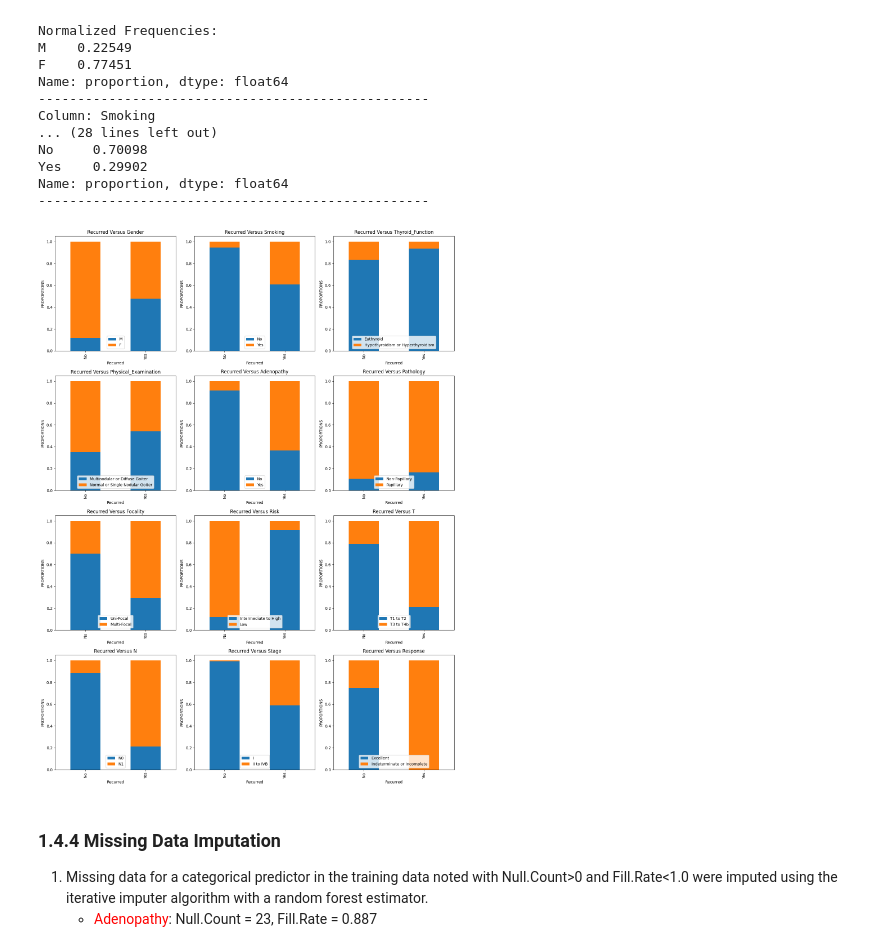
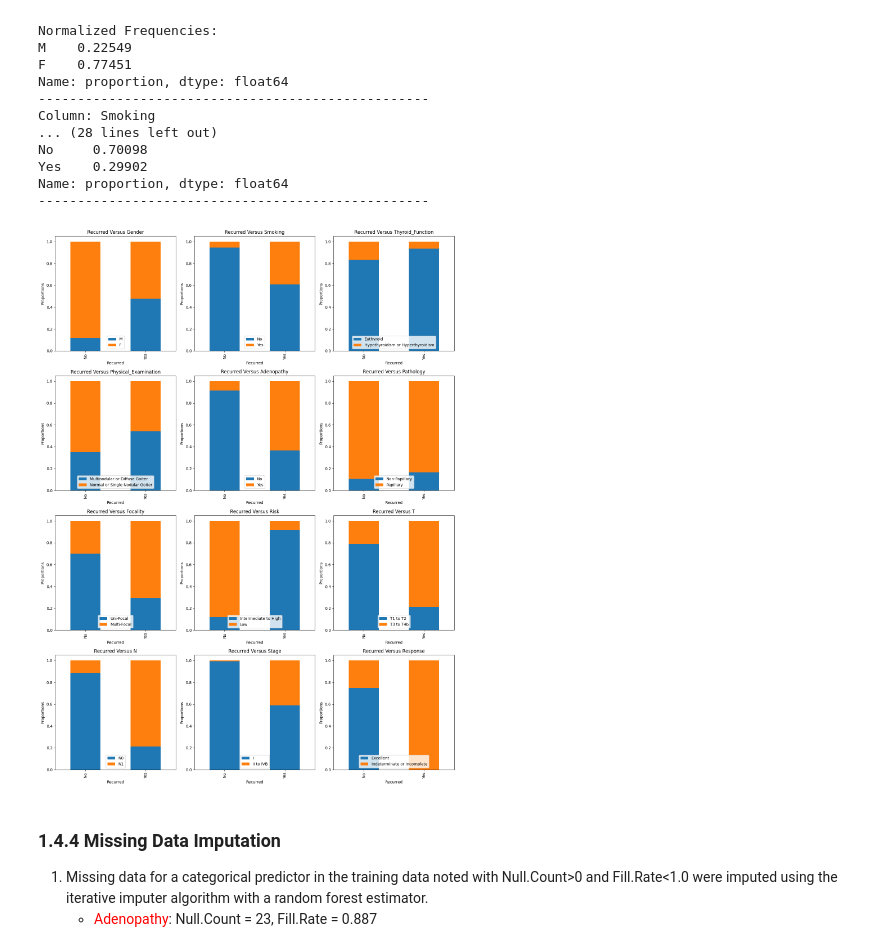
Before and after one commit to JohnPaulinePineda/Portfolio_Project_59, a Jupyter notebook: codes/LeveragingEnsembleLearningWithBaggingBoostingStackingAndBlendingApproaches.ipynb, the cells around one changed output. Cells and saved outputs as stored; diff of their text form; code cells hidden in the pictures.

```diff
--- a/codes/LeveragingEnsembleLearningWithBaggingBoostingStackingAndBlendingApproaches.ipynb
+++ b/codes/LeveragingEnsembleLearningWithBaggingBoostingStackingAndBlendingApproaches.ipynb
@@ -1226,7 +1230,7 @@ for i, y_variable in enumerate(proportion_y_variables):
     category_proportions.plot(kind='bar', stacked=True, ax=ax)
     ax.set_title(f'{proportion_x_variable} Versus {y_variable}')
     ax.set_xlabel(proportion_x_variable)
-    ax.set_ylabel('PROPORTIONS')
+    ax.set_ylabel('Proportions')
     ax.legend(loc="lower center")
 
 ##################################
@@ -1341,35 +1345,35 @@ fig, axes = plt.subplots(num_rows, num_cols, figsize=(15, 20))
 
 ##################################
 # Flattening the multi-row and
 # multi-column axes
 ##################################
 axes = axes.ravel()
 
 ##################################
 # Formulating the individual stacked column plots
 # for all categorical columns
 ##################################
 for i, y_variable in enumerate(proportion_y_variables):
     ax = axes[i]
     category_counts = thyroid_cancer_train_column_filtered.groupby([proportion_x_variable, y_variable], observed=True).size().unstack(fill_value=0)
     category_proportions = category_counts.div(category_counts.sum(axis=1), axis=0)
     category_proportions.plot(kind='bar', stacked=True, ax=ax)
     ax.set_title(f'{proportion_x_variable} Versus {y_variable}')
     ax.set_xlabel(proportion_x_variable)
-    ax.set_ylabel('PROPORTIONS')
+    ax.set_ylabel('Proportions')
     ax.legend(loc="lower center")
 
 ##################################
 # Adjusting the subplot layout
 ##################################
 plt.tight_layout()
 
 ##################################
 # Presenting the subplots
 ##################################
 plt.show()
 # %% [output]
-[figure, old version]
+[figure, new version]
 # %% [markdown]
 ### 1.4.4 Missing Data Imputation <a class="anchor" id="1.4.4"></a>
 
```
Also changed, not shown: parts of 14 cells of this notebook, 2 other files.
